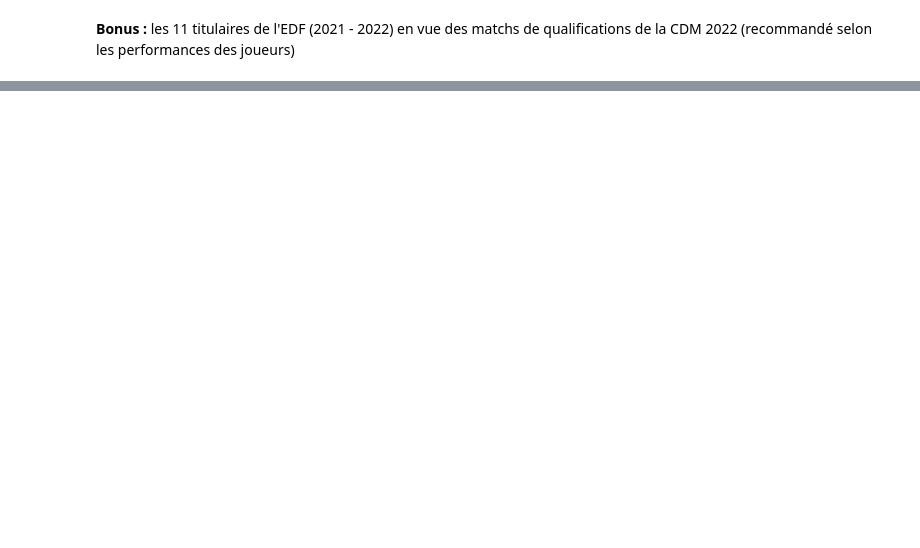
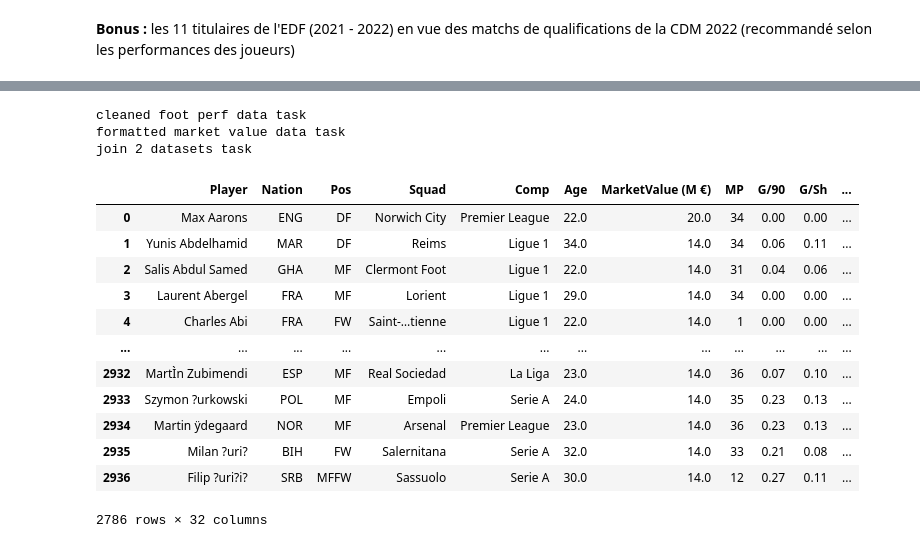
Before and after one commit to PuchToTalk/Football_WorldCup_Recommendation, a Jupyter notebook: Football_player_mv.ipynb, the cells around one changed output, grey strips where cells are left out. Cells and saved outputs as stored; diff of their text form; code cells hidden in the pictures; blank space fills up the shorter version.

```diff
--- a/Football_player_mv.ipynb
+++ b/Football_player_mv.ipynb
@@ -520,0 +636,60 @@ filtered_df_fra
+# %%
+def join_datasets(clean_foot_perf, clean_foot_value):
+  print("join 2 datasets task ")
+  merged_df = pd.merge(clean_foot_perf, clean_foot_value, on='Player', how='left')
+  median_value = merged_df['market_int'].median()
+  merged_df['market_int'] = merged_df['market_int'].fillna(round(median_value/2,2))
+  merged_df = merged_df.drop_duplicates(["Player"], keep = "first")
+  df_football_stats = pd.DataFrame()
+  df_football_stats['Player'] = merged_df['Player']
+  df_football_stats['Nation'] = merged_df['Nation']
+  df_football_stats['Pos'] = merged_df['Pos']
+  df_football_stats['Squad'] = merged_df['Squad']
+  df_football_stats['Comp'] = merged_df['Comp']
+  df_football_stats['Age'] = merged_df['Age']
+  df_football_stats['MarketValue (M €)'] = merged_df['market_int']
+  df_football_stats['MP'] = merged_df['MP']
+  df_football_stats['G/90'] = merged_df['Goals']
+  df_football_stats['G/Sh'] = merged_df['G/Sh']
+  df_football_stats['PKGoals'] = ((merged_df['ShoPK'] * merged_df['Min']) / 90).round(0).astype(int)
+  df_football_stats['PKAttempted'] = ((merged_df['PKatt'] * merged_df['Min']) / 90).round(0).astype(int)
+  df_football_stats['Goals'] = ((merged_df['Goals'] * merged_df['Min']) / 90).round(0).astype(int)
+  df_football_stats['Pass'] = ((merged_df['PasTotAtt'] * merged_df['Min']) / 90).round(0).astype(int)
+  df_football_stats['PassCompleted'] = ((merged_df['PasTotCmp'] * merged_df['Min']) / 90).round(0).astype(int)
+  df_football_stats['PassComp%'] = ((df_football_stats['PassCompleted'] / df_football_stats['Pass']) * 100).round(2)
+  df_football_stats['Assist'] = ((merged_df['Assists'] * merged_df['Min']) / 90).round(0).astype(int)
+  df_football_stats['Cross'] = ((merged_df['PasCrs'] * merged_df['Min']) / 90).round(0).astype(int)
+  df_football_stats['CrossCompleted'] = ((merged_df['CrsPA'] * merged_df['Min']) / 90).round(0).astype(int)
+  df_football_stats['CrossComp%'] = ((df_football_stats['CrossCompleted'] / df_football_stats['Cross']) * 100).round(2)
+  df_football_stats['Tackle_Won'] = ((merged_df['TklWon'] * merged_df['Min']) / 90).round(0).astype(int)
+  df_football_stats['SucDribble'] = ((merged_df['DriSucc'] * merged_df['Min']) / 90).round(0).astype(int)
+  df_football_stats['Dribble'] = ((merged_df['DriAtt'] * merged_df['Min']) / 90).round(0).astype(int)
+  df_football_stats['DribbleComp%'] = ((df_football_stats['SucDribble'] / df_football_stats['Dribble']) * 100).round(2)
+  df_football_stats['YCards'] = ((merged_df['CrdY'] * merged_df['Min']) / 90).round(0).astype(int)
+  df_football_stats['RCards'] = ((merged_df['CrdR'] * merged_df['Min']) / 90).round(0).astype(int)
+  df_football_stats['Fls'] = ((merged_df['Fls'] * merged_df['Min']) / 90).round(0).astype(int)
+  df_football_stats['Fld'] = ((merged_df['Fld'] * merged_df['Min']) / 90).round(0).astype(int)
+  df_football_stats['OGoals'] = ((merged_df['OG'] * merged_df['Min']) / 90).round(0).astype(int)
+  df_football_stats['AerWon'] = ((merged_df['AerWon'] * merged_df['Min']) / 90).round(0).astype(int)
+  df_football_stats['AerLost'] = ((merged_df['AerLost'] * merged_df['Min']) / 90).round(0).astype(int)
+  df_football_stats['AerWon%'] = ((merged_df['AerWon'] / (merged_df['AerWon'] + merged_df['AerLost'])) * 100).round(2)
+  return df_football_stats
+# %%
+join_datasets(clean_foot_perf(load_foot_perf()), clean_market_value(load_market_value()))
+# %% [output]
+cleaned foot perf data task
+formatted market value data task
+join 2 datasets task
+|  | Player | Nation | Pos | Squad | Comp | Age | MarketValue (M €) | MP | G/90 | G/Sh | ... |
+| 0 | Max Aarons | ENG | DF | Norwich City | Premier League | 22.0 | 20.0 | 34 | 0.00 | 0.00 | ... |
+| 1 | Yunis Abdelhamid | MAR | DF | Reims | Ligue 1 | 34.0 | 14.0 | 34 | 0.06 | 0.11 | ... |
+| 2 | Salis Abdul Samed | GHA | MF | Clermont Foot | Ligue 1 | 22.0 | 14.0 | 31 | 0.04 | 0.06 | ... |
+| 3 | Laurent Abergel | FRA | MF | Lorient | Ligue 1 | 29.0 | 14.0 | 34 | 0.00 | 0.00 | ... |
+| 4 | Charles Abi | FRA | FW | Saint-…tienne | Ligue 1 | 22.0 | 14.0 | 1 | 0.00 | 0.00 | ... |
+| ... | ... | ... | ... | ... | ... | ... | ... | ... | ... | ... | ... |
+| 2932 | MartÌn Zubimendi | ESP | MF | Real Sociedad | La Liga | 23.0 | 14.0 | 36 | 0.07 | 0.10 | ... |
+| 2933 | Szymon ?urkowski | POL | MF | Empoli | Serie A | 24.0 | 14.0 | 35 | 0.23 | 0.13 | ... |
+| 2934 | Martin ÿdegaard | NOR | MF | Arsenal | Premier League | 23.0 | 14.0 | 36 | 0.23 | 0.13 | ... |
+| 2935 | Milan ?uri? | BIH | FW | Salernitana | Serie A | 32.0 | 14.0 | 33 | 0.21 | 0.08 | ... |
+| 2936 | Filip ?uri?i? | SRB | MFFW | Sassuolo | Serie A | 30.0 | 14.0 | 12 | 0.27 | 0.11 | ... |
+2786 rows × 32 columns
```
Also changed, not shown: parts of 19 cells of this notebook.
